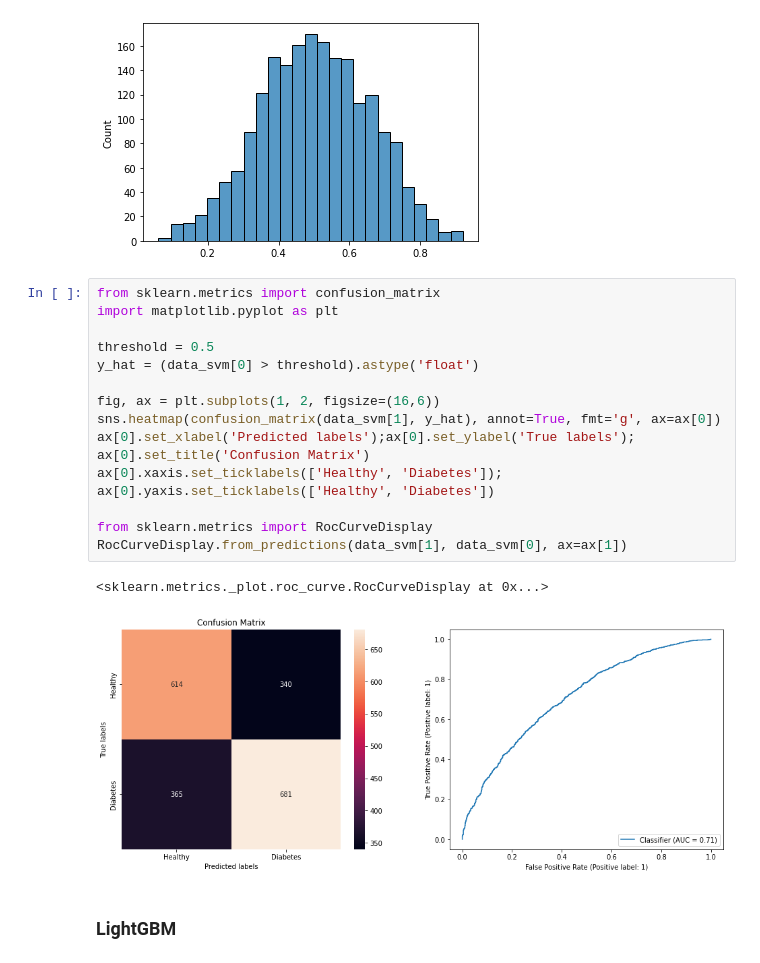
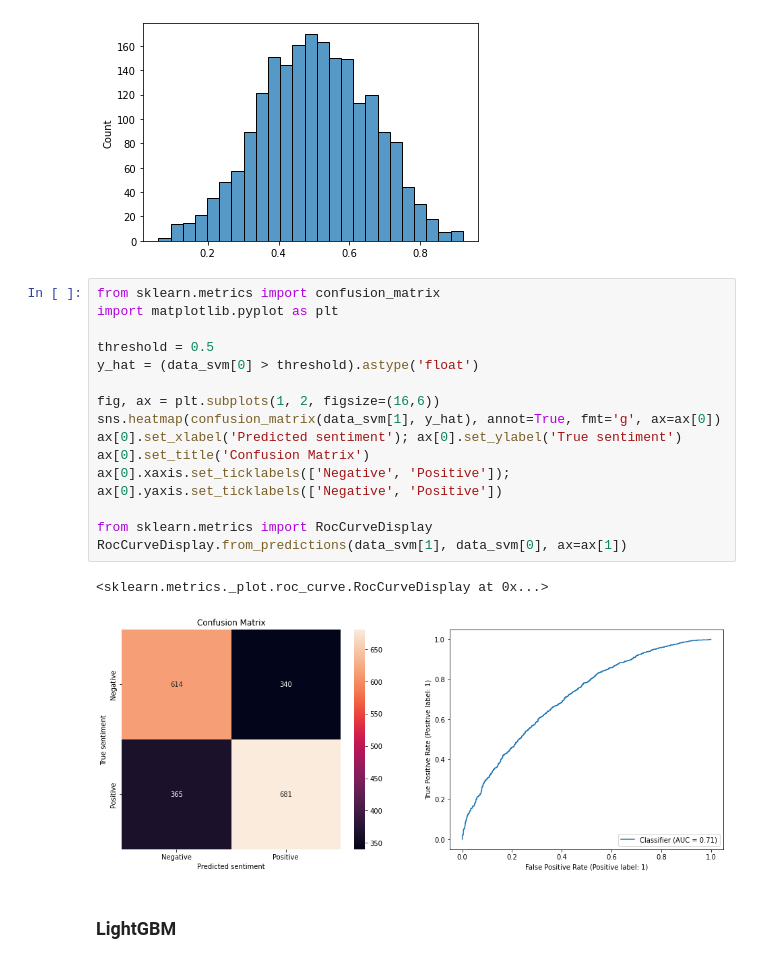
Before and after one commit to PatrikDurdevic/Conformal-Prediction-for-NLP-Sentiment-Classification, a Jupyter notebook: BSc_Thesis.ipynb, the cells around one changed output. Cells and saved outputs as stored; diff of their text form.

```diff
--- a/BSc_Thesis.ipynb
+++ b/BSc_Thesis.ipynb
@@ -133,21 +212,21 @@ sns.histplot(data_svm[0])
 # %%
 from sklearn.metrics import confusion_matrix
 import matplotlib.pyplot as plt
 
 threshold = 0.5
 y_hat = (data_svm[0] > threshold).astype('float')
 
 fig, ax = plt.subplots(1, 2, figsize=(16,6))
 sns.heatmap(confusion_matrix(data_svm[1], y_hat), annot=True, fmt='g', ax=ax[0])
-ax[0].set_xlabel('Predicted labels');ax[0].set_ylabel('True labels');
+ax[0].set_xlabel('Predicted sentiment'); ax[0].set_ylabel('True sentiment')
 ax[0].set_title('Confusion Matrix')
-ax[0].xaxis.set_ticklabels(['Healthy', 'Diabetes']); ax[0].yaxis.set_ticklabels(['Healthy', 'Diabetes'])
+ax[0].xaxis.set_ticklabels(['Negative', 'Positive']); ax[0].yaxis.set_ticklabels(['Negative', 'Positive'])
 
 from sklearn.metrics import RocCurveDisplay
 RocCurveDisplay.from_predictions(data_svm[1], data_svm[0], ax=ax[1])
 # %% [output]
 <sklearn.metrics._plot.roc_curve.RocCurveDisplay at 0x...>
-[figure, old version]
+[figure, new version]
 # %% [markdown]
 ### LightGBM
 # %%
```
Also changed, not shown: parts of 13 cells of this notebook.
